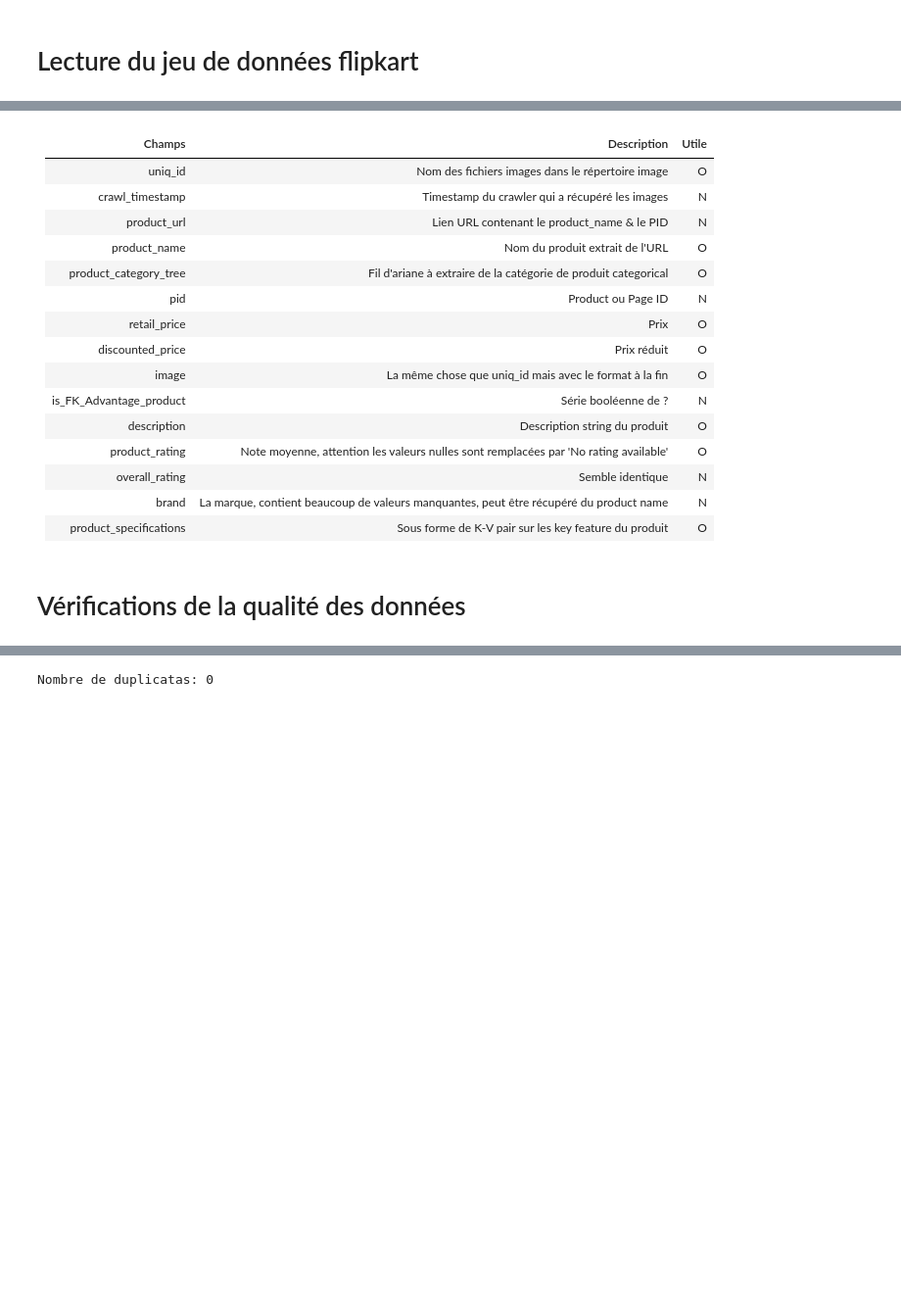
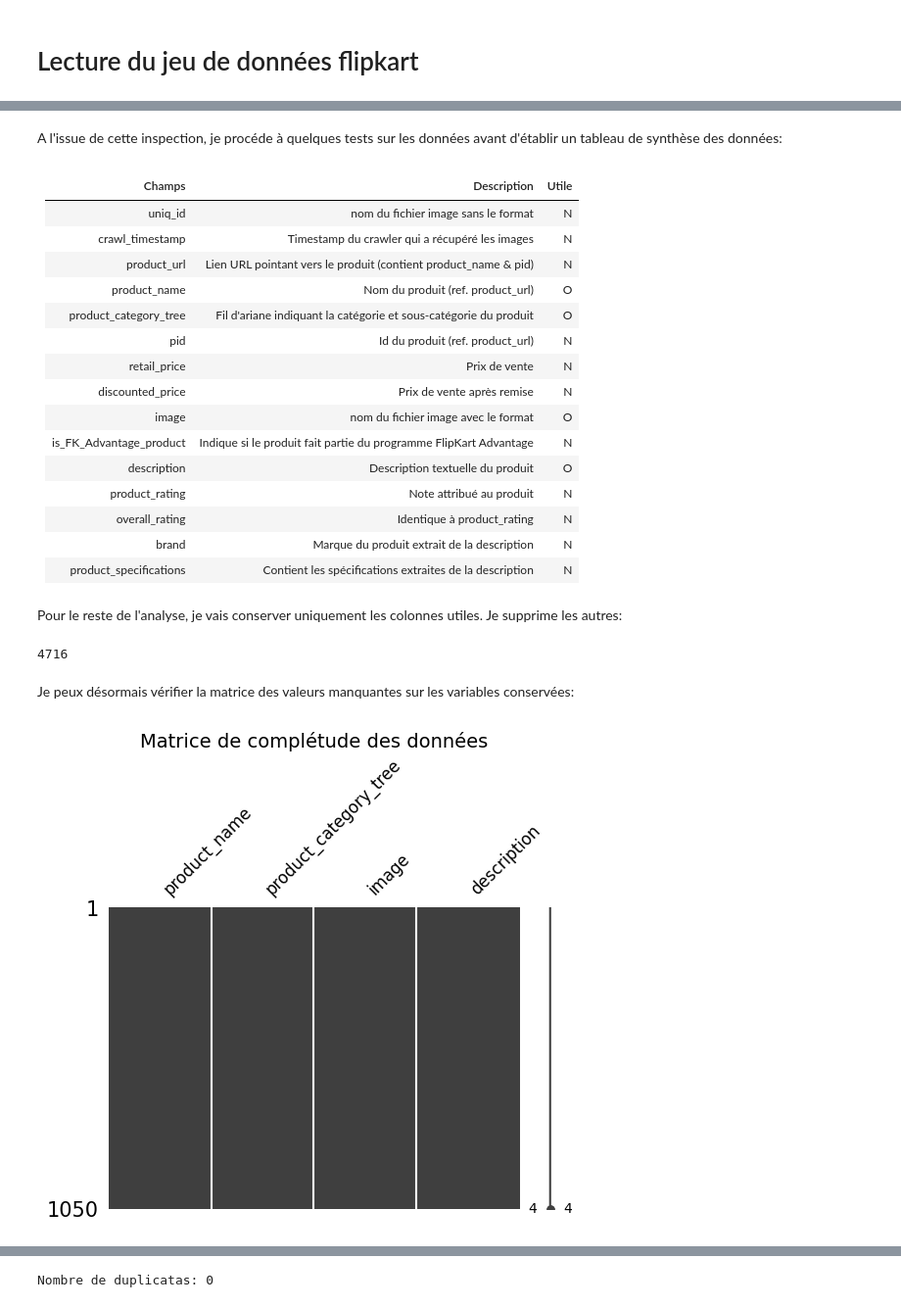
Before and after one commit to Hedredo/oc_projet_6, a Jupyter notebook: preprocessing.ipynb, the cells around one changed output, grey strips where cells are left out. Shown at 98% size. Saved outputs shown, nothing was run; the diff lists cells and outputs as text; code cells hidden in the pictures; blank space fills up the shorter version.

```diff
--- a/preprocessing.ipynb
+++ b/preprocessing.ipynb
@@ -83,0 +63,2 @@ None
+# %% [markdown]
+A l'issue de cette inspection, je procéde à quelques tests sur les données avant d'établir un tableau de synthèse des données:
@@ -84,20 +76,48 @@ None
 # %% [markdown]
 | Champs                    | Description                                                                                  | Utile |
 |---------------------------|----------------------------------------------------------------------------------------------|-------|
-| uniq_id                   | Nom des fichiers images dans le répertoire image                                             | O     |
+| uniq_id                   | nom du fichier image sans le format                                             | N     |
 | crawl_timestamp           | Timestamp du crawler qui a récupéré les images                                               | N     |
-| product_url               | Lien URL contenant le product_name & le PID                          | N     |
-| product_name              | Nom du produit extrait de l'URL                                                             | O     |
-| product_category_tree     | Fil d'ariane à extraire de la catégorie de produit categorical                               | O     |
-| pid                       | Product ou Page ID                                                                                   | N     |
-| retail_price              | Prix                                                                                         | O     |
-| discounted_price          | Prix réduit                                                                                  | O     |
-| image                     | La même chose que uniq_id mais avec le format à la fin                                       | O     |
-| is_FK_Advantage_product   | Série booléenne de ?                                                                         | N     |
-| description               | Description string du produit                                                                | O     |
-| product_rating            | Note moyenne, attention les valeurs nulles sont remplacées par 'No rating available'         | O     |
-| overall_rating            | Semble identique                                                                             | N     |
-| brand                     | La marque, contient beaucoup de valeurs manquantes, peut être récupéré du product name       | N     |
-| product_specifications    | Sous forme de K-V pair sur les key feature du produit                                        | O     |
+| product_url               | Lien URL pointant vers le produit (contient product_name & pid)                         | N     |
+| product_name              | Nom du produit (ref. product_url)                                                        | O     |
+| product_category_tree     | Fil d'ariane indiquant la catégorie et sous-catégorie du produit                        | O     |
+| pid                       | Id du produit (ref. product_url)                                                                          | N     |
+| retail_price              | Prix de vente                                                                                        | N     |
+| discounted_price          | Prix de vente après remise                                                                                | N     |
+| image                     | nom du fichier image avec le format                                      | O     |
+| is_FK_Advantage_product   | Indique si le produit fait partie du programme FlipKart Advantage                                                                         | N     |
+| description               | Description textuelle du produit                                                                | O     |
+| product_rating            | Note attribué au produit         | N     |
+| overall_rating            | Identique à product_rating                                                                            | N     |
+| brand                     | Marque du produit extrait de la description       | N     |
+| product_specifications    | Contient les spécifications extraites de la description                                       | N     |
-# %% [markdown]
-# Vérifications de la qualité des données
+# %% [markdown]
+Pour le reste de l'analyse, je vais conserver uniquement les colonnes utiles.
+Je supprime les autres:
+# %%
+# Crée un masque booléen pour filtrer les colonnes à supprimer
+indices = [1, 1, 1, 0, 0, 1, 1, 1, 0, 1, 0, 1, 1, 1, 1]
+mask = [bool(i) for i in indices]
+
+# Filtre les colonnes à supprimer
+cols = flipkart.columns[mask]
+flipkart.drop(columns=cols, inplace=True)
+
+# Supprime les variables intermédiaires
+del mask, indices
+gc.collect()
+# %% [output]
+4716
+# %% [markdown]
+Je peux désormais vérifier la matrice des valeurs manquantes sur les variables conservées:
+# %%
+ax = msno.matrix(
+    df=flipkart,
+    sort="ascending",
+    figsize=(6, 4),
+    fontsize=12
+)
+ax.set_title("Matrice de complétude des données", fontsize=14)
+plt.show()
+# %% [output]
+[figure, added]
```
Also changed, not shown: parts of 69 cells of this notebook, 5 other files.
